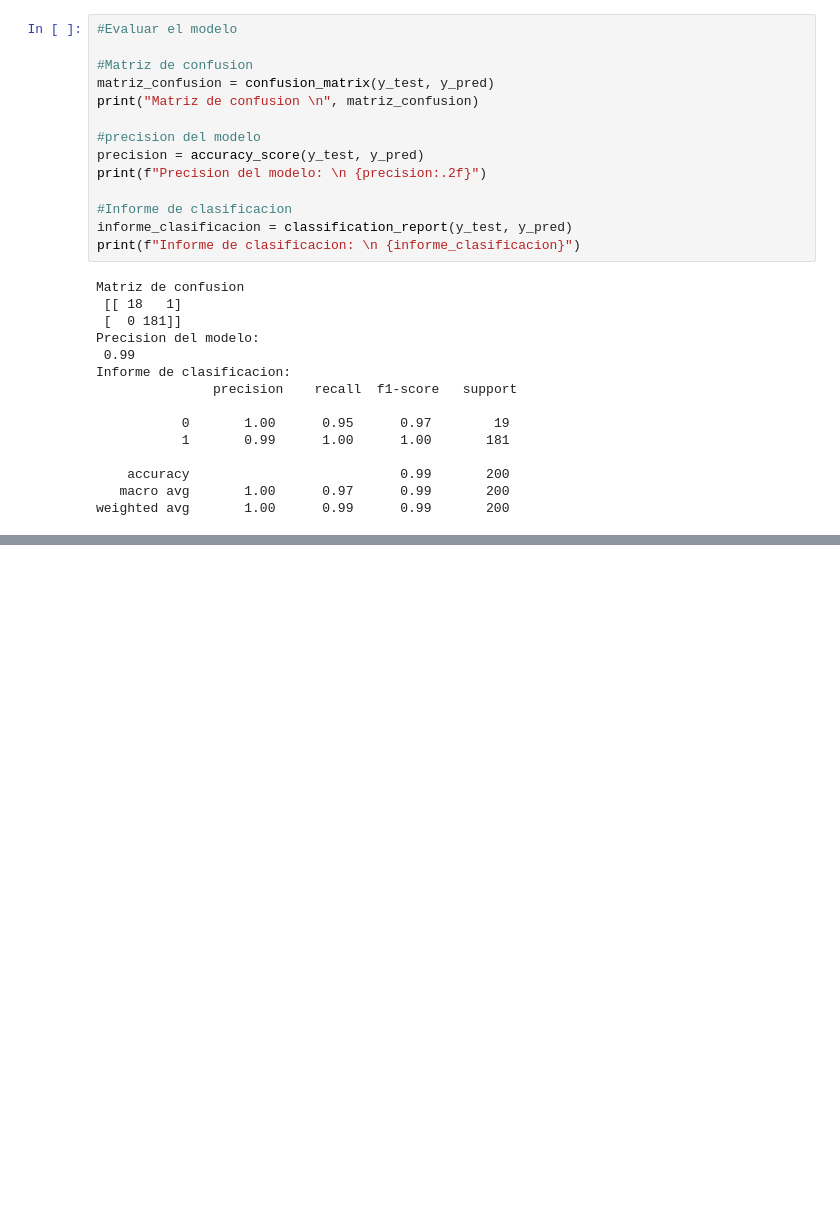
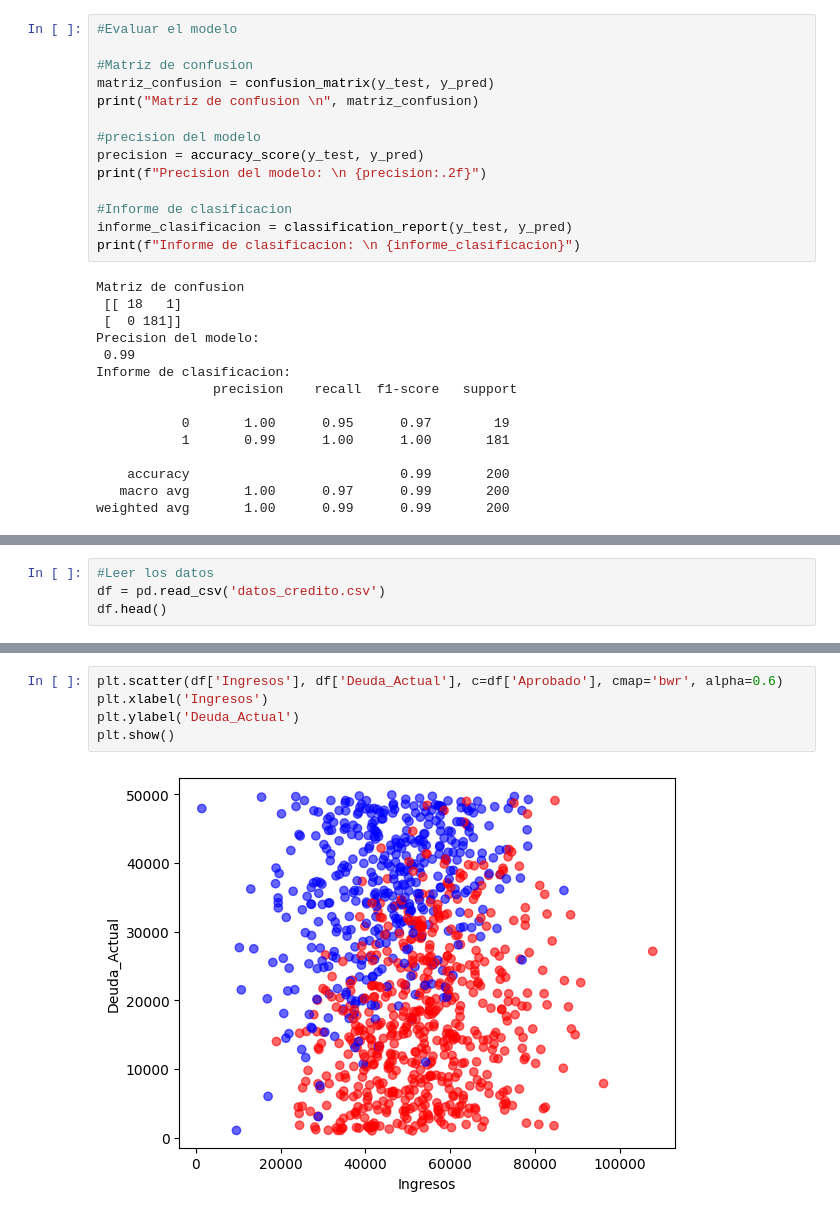
Before and after one commit to StxvenDev/IA-pruebas, a Jupyter notebook: regresion_logistica.ipynb, the cells around one changed output, grey strips where cells are left out. Saved outputs shown, nothing was run; the diff lists cells and outputs as text; blank space fills up the shorter version.

Commit message:
prediccion de aprobacion de credito

```diff
--- a/regresion_logistica.ipynb
+++ b/regresion_logistica.ipynb
@@ -99,0 +103,4 @@ weighted avg       1.00      0.99      0.99       200
+# %%
+#Leer los datos
+df = pd.read_csv('datos_credito.csv')
+df.head()
@@ -99,0 +114,7 @@ weighted avg       1.00      0.99      0.99       200
+# %%
+plt.scatter(df['Ingresos'], df['Deuda_Actual'], c=df['Aprobado'], cmap='bwr', alpha=0.6)
+plt.xlabel('Ingresos')
+plt.ylabel('Deuda_Actual')
+plt.show()
+# %% [output]
+[figure, added]
```
Also changed, not shown: parts of 7 cells of this notebook, 1 other file.
